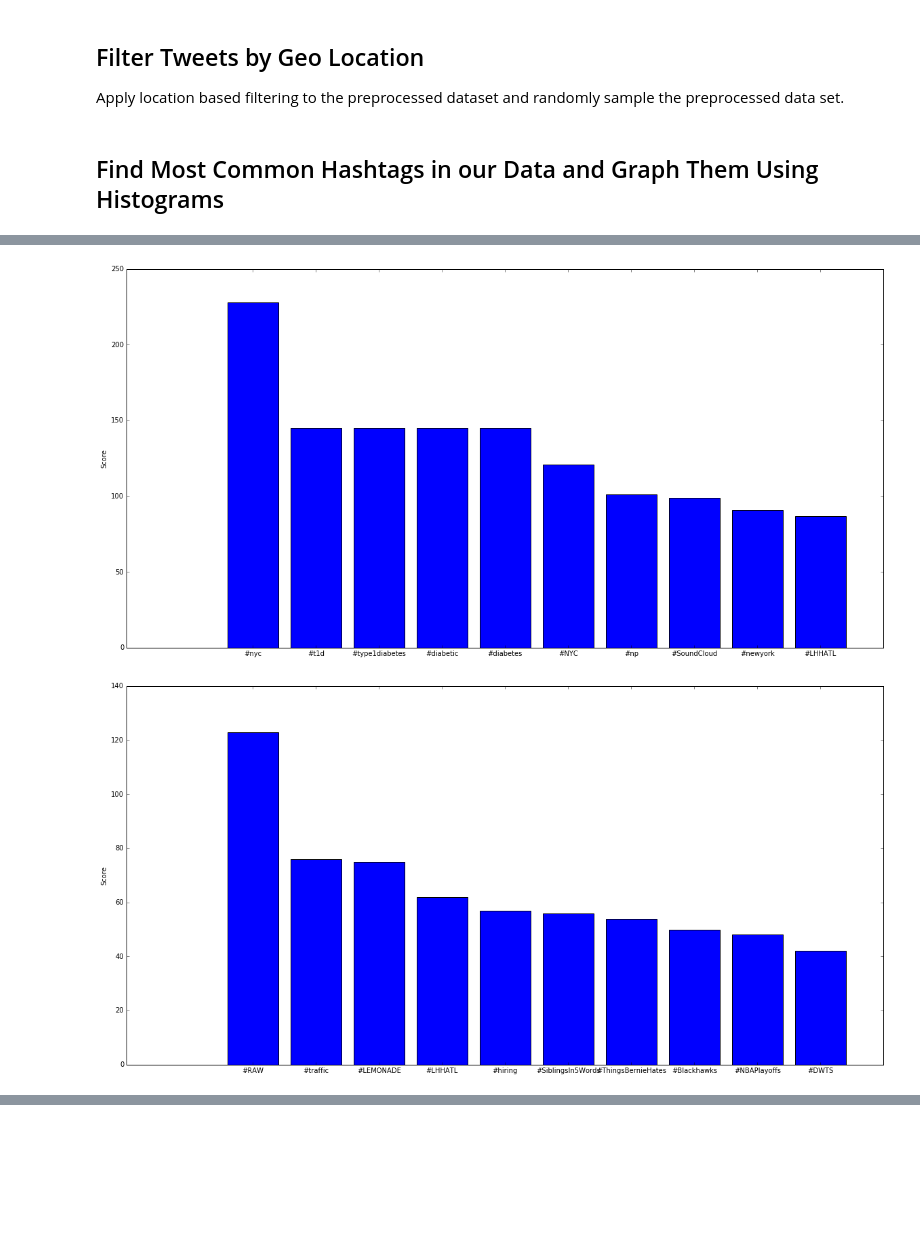
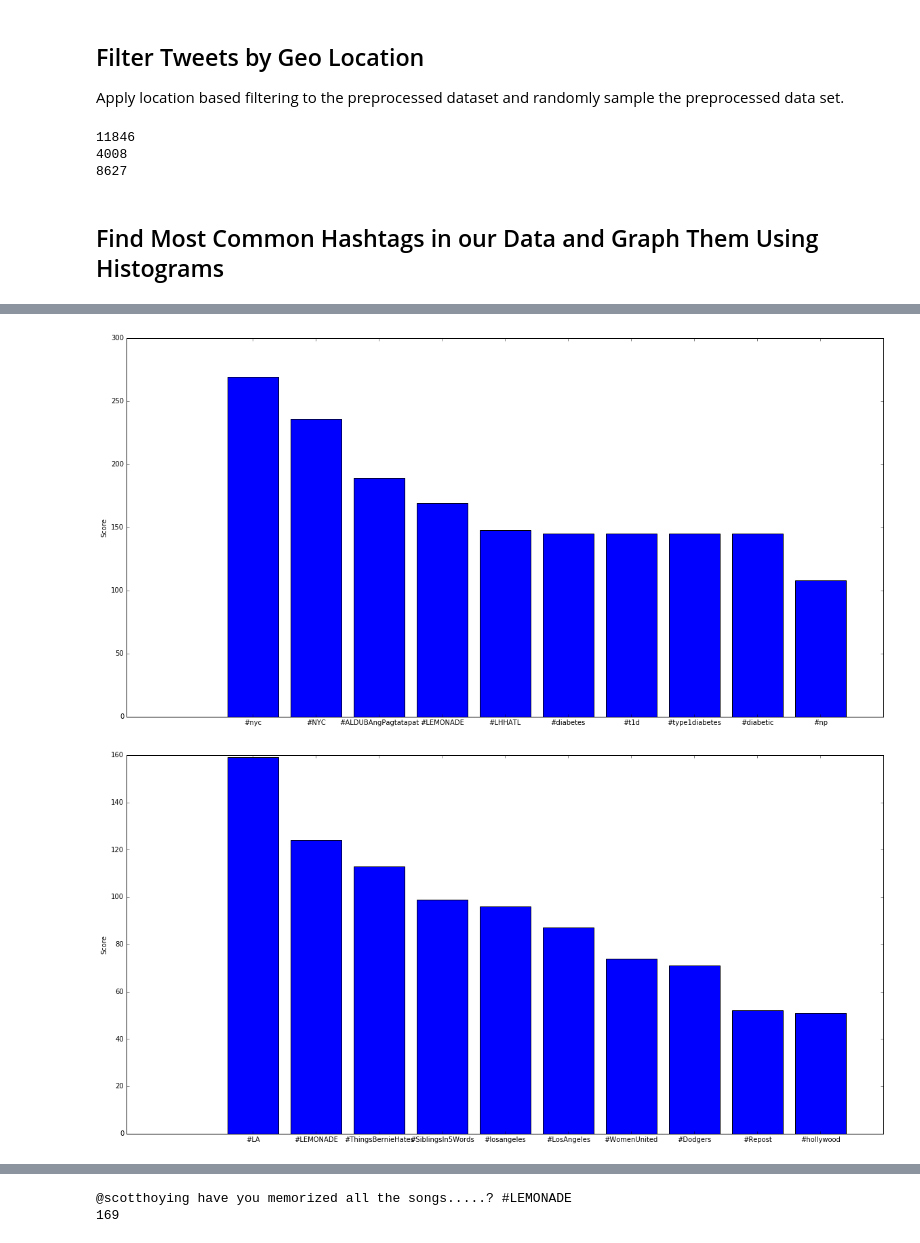
Before and after one commit to calvinytong/english2_twitter_analysis, a Jupyter notebook: Analysis.ipynb, the cells around one changed output, grey strips where cells are left out. Drawn from its saved outputs; the diff is of its cells as text; code cells hidden in the pictures; blank space fills up the shorter version.

Commit message:
coordinate bounding boxes now average

```diff
--- a/Analysis.ipynb
+++ b/Analysis.ipynb
@@ -350,7 +350,7 @@ while True:
         if dd['coordinates'] == None:
             if dd['place'] == None:
                 continue
-            dd['coordinates'] = dd['place']['bounding_box']['coordinates'][0][0]
+            dd['coordinates'] = vector_mean(dd['place']['bounding_box']['coordinates'][0])
         else:
             #account for edge case where coordinates are wrapped
             dd['coordinates'] = dd['coordinates']['coordinates']
@@ -365,8 +365,16 @@ Apply location based filtering to the preprocessed dataset and randomly sample t
 # %%
 nyc_geo_data = filter_geo(data_array, nyc)
 sf_geo_data = filter_geo(data_array, san_fran)
+la_geo_data = filter_geo(data_array, la)
+print(len(nyc_geo_data))
+print(len(sf_geo_data))
+print(len(la_geo_data ))
+# %% [output]
+11846
+4008
+8627
 # %%
-n = 10000
+n = 100000
 #create a random sample of size n form the data_array
 rand_smpl = rand_sample(n)
 # %% [markdown]
@@ -374,9 +382,11 @@ rand_smpl = rand_sample(n)
 # %%
 count_sf = count_terms(sf_geo_data)
 count_nyc = count_terms(nyc_geo_data)
+count_la = count_terms(la_geo_data)
 count_rand = count_terms(rand_smpl)
 # %%
 plot_bar(count_sf.most_common(10))
 plot_bar(count_nyc.most_common(10))
+plot_bar(count_la.most_common(10))
 plot_bar(count_rand.most_common(10))
 # %% [output]
@@ -384,2 +394,2 @@ plot_bar(count_rand.most_common(10))
-[figure, old version]
+[figure, new version]
-[figure, old version]
+[figure, new version]
@@ -392,5 +407,9 @@ for d in data_array:
 # %%
-print(filtered[100]['text'])
+print(filtered[77]['text'])
+print(len(filtered))
+# %% [output]
+@scotthoying have you memorized all the songs.....? #LEMONADE
+169
 # %%
 to_json(filtered)
 # %%
```
Also changed, not shown: parts of 6 cells of this notebook.
